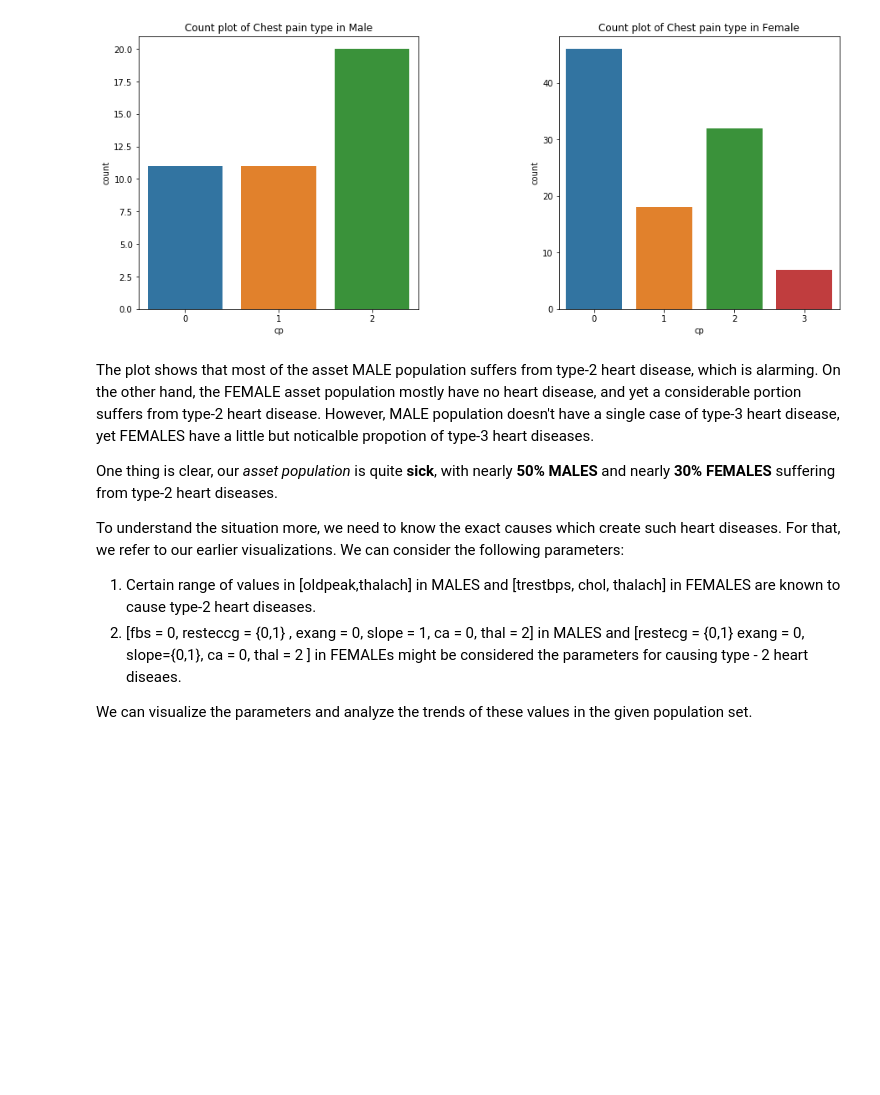
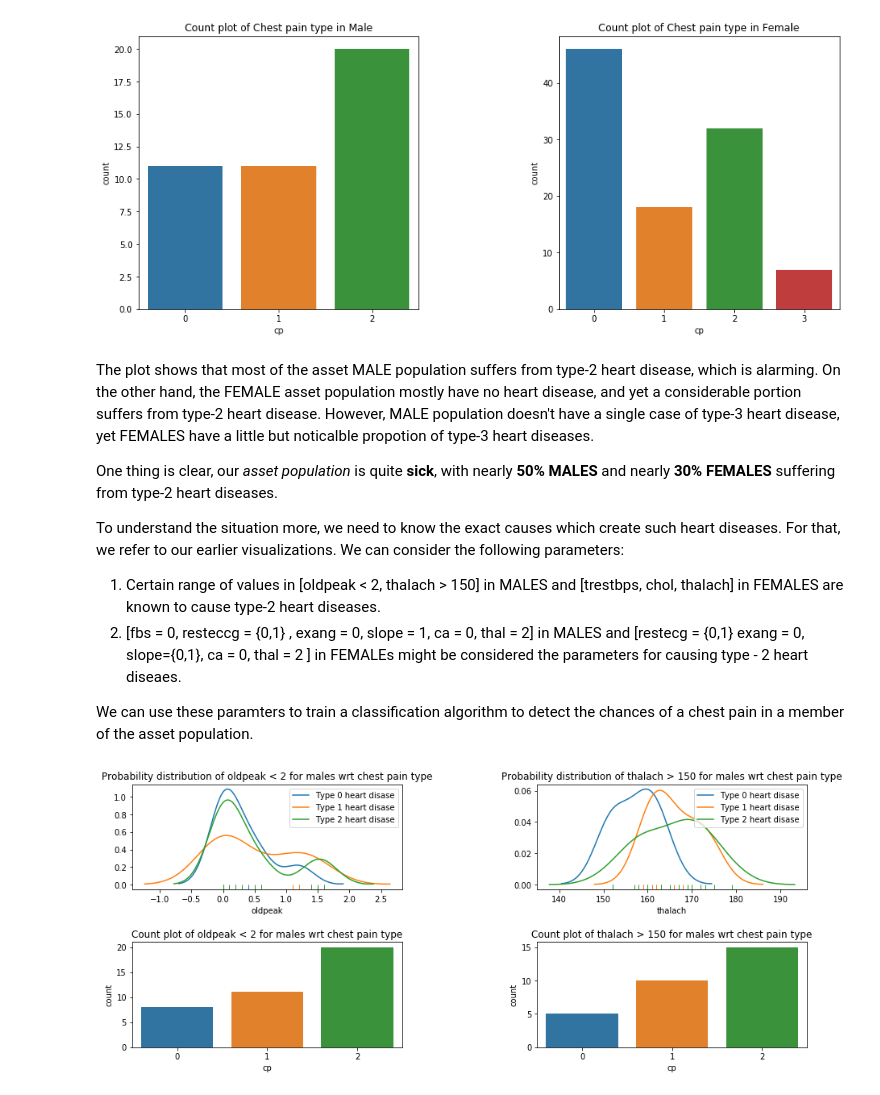
Before and after one commit to Shankhanil/Explaining-Heart-Diseases-Statistically, a Jupyter notebook: Explaining heart attacks.ipynb, the cells around one changed output. Saved outputs shown, nothing was run; the diff lists cells and outputs as text; code cells hidden in the pictures; blank space fills up the shorter version.

Commit message:
version 5
Visualizing the causes of heart attack in asset population male

```diff
--- a/Explaining heart attacks.ipynb
+++ b/Explaining heart attacks.ipynb
@@ -305,7 +305,46 @@ The plot shows that most of the asset MALE population suffers from type-2 heart
 One thing is clear, our *asset population* is quite **sick**, with nearly **50% MALES** and nearly **30% FEMALES** suffering from type-2 heart diseases.
 
 To understand the situation more, we need to know the exact causes which create such heart diseases. For that, we refer to our earlier visualizations. We can consider the following parameters:
-1. Certain range of values in [oldpeak,thalach] in MALES and [trestbps, chol, thalach] in FEMALES are known to cause type-2 heart diseases.
+1. Certain range of values in [oldpeak < 2, thalach > 150] in MALES and [trestbps, chol, thalach] in FEMALES are known to cause type-2 heart diseases.
 2. [fbs = 0, resteccg = {0,1} , exang = 0, slope = 1, ca = 0, thal = 2] in MALES and [restecg = {0,1} exang = 0, slope={0,1}, ca = 0, thal = 2 ] in FEMALEs might be considered the parameters for causing type - 2 heart diseaes.
 
-We can visualize the parameters and analyze the trends of these values in the given population set.
+We can use these paramters to train a classification algorithm to detect the chances of a chest pain in a member of the asset population.
+# %%
+# Visualizing the effect of having oldpeak < 2 and thalach > 150
+param = ['oldpeak', 'thalach']
+
+_middleAge_men = _middleAge[_middleAge['sex'] == 0]
+
+plt.figure (1, figsize = (15,6))
+
+plt.subplot( 2, 2, 1)
+plt.subplots_adjust(hspace = 0.5, wspace = 0.5)
+
+for cp in range(0,4):
+    sns.distplot(_middleAge_men['oldpeak'][_middleAge_men['oldpeak'] < 2]
+                 [_middleAge_men['cp'] == cp], hist = False, rug = True,
+                label = "Type {} heart disase".format(cp))
+plt.title("Probability distribution of oldpeak < 2 for males wrt chest pain type")
+plt.subplot( 2, 2, 2)
+plt.subplots_adjust(hspace = 0.5, wspace = 0.5)
+
+for cp in range(0,4):
+    sns.distplot(_middleAge_men['thalach'][_middleAge_men['thalach'] > 150]
+                 [_middleAge_men['cp'] == cp], hist = False, rug = True,
+                label = "Type {} heart disase".format(cp))
+plt.title("Probability distribution of thalach > 150 for males wrt chest pain type")
+plt.subplot( 2, 2, 3)
+plt.subplots_adjust(hspace = 0.5, wspace = 0.5)
+
+sns.countplot(x = 'cp', data = _middleAge_men[_middleAge_men['oldpeak'] < 2])
+plt.title("Count plot of oldpeak < 2 for males wrt chest pain type")
+
+plt.subplot( 2, 2, 4)
+plt.subplots_adjust(hspace = 0.5, wspace = 0.5)
+
+sns.countplot(x = 'cp', data = _middleAge_men[_middleAge_men['thalach'] > 150])
+plt.title("Count plot of thalach > 150 for males wrt chest pain type")
+
+plt.show()
+# %% [output]
+[figure, added]
```
